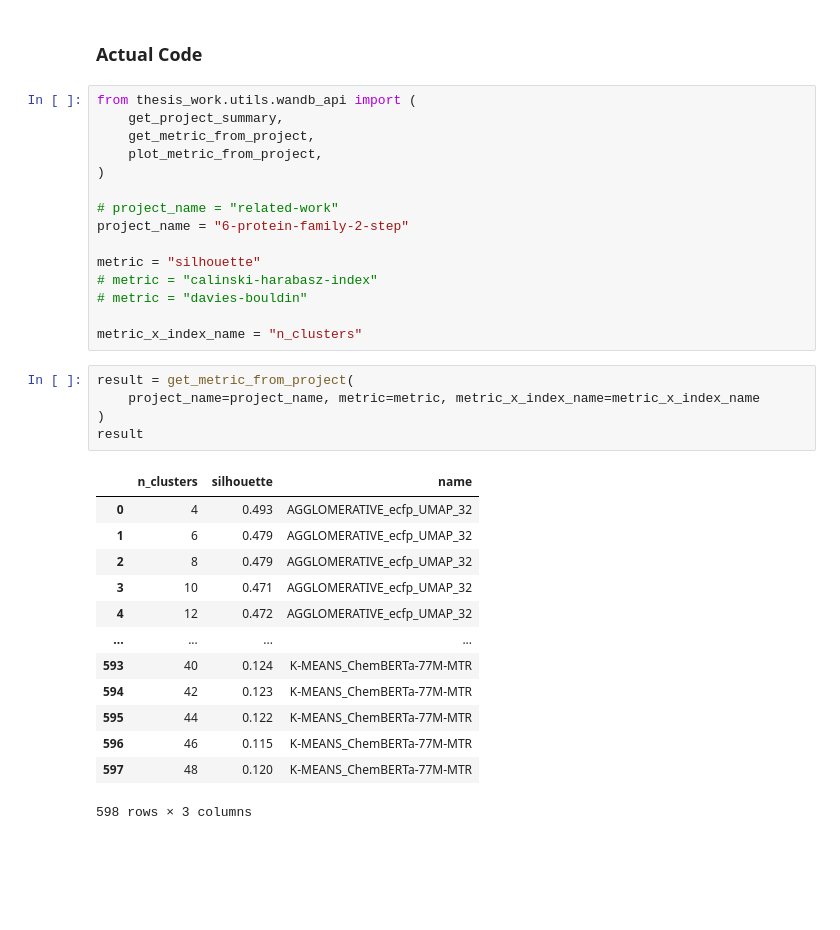
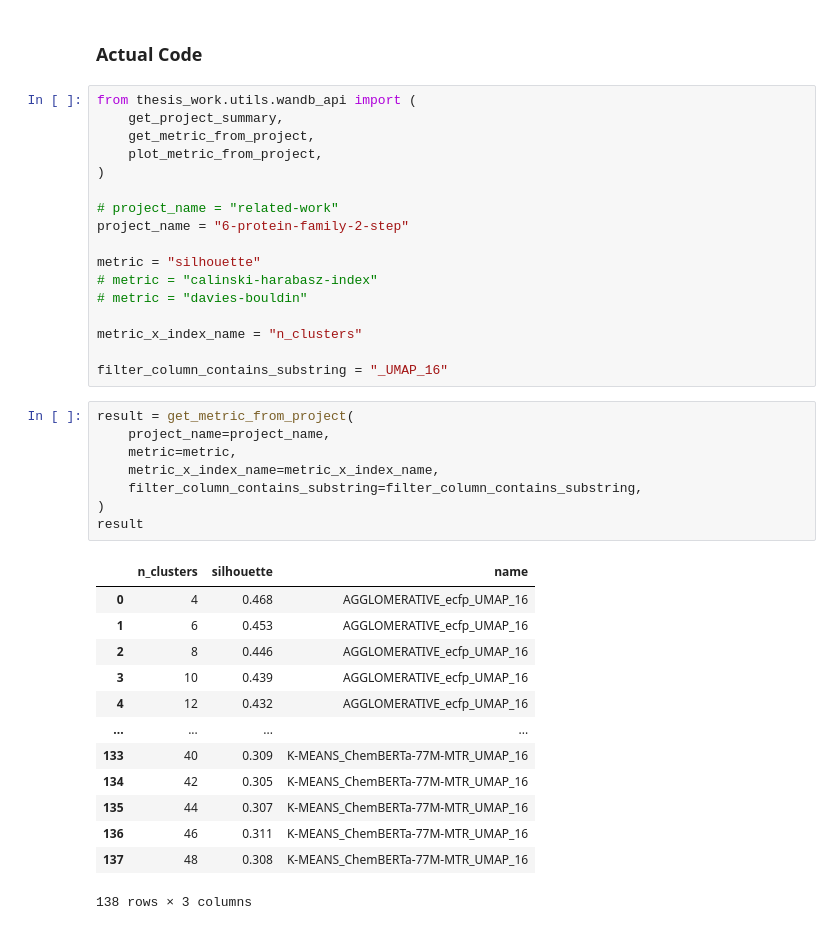
Before and after one commit to ilkersigirci/thesis-work, a Jupyter notebook: notebooks/wandb_test.ipynb, the cells around one changed output. Saved outputs shown, nothing was run; the diff lists cells and outputs as text; blank space fills up the shorter version.

```diff
--- a/notebooks/wandb_test.ipynb
+++ b/notebooks/wandb_test.ipynb
@@ -125,22 +132,27 @@ metric = "silhouette"
 # metric = "davies-bouldin"
 
 metric_x_index_name = "n_clusters"
+
+filter_column_contains_substring = "_UMAP_16"
 # %%
 result = get_metric_from_project(
-    project_name=project_name, metric=metric, metric_x_index_name=metric_x_index_name
+    project_name=project_name,
+    metric=metric,
+    metric_x_index_name=metric_x_index_name,
+    filter_column_contains_substring=filter_column_contains_substring,
 )
 result
 # %% [output]
 |  | n_clusters | silhouette | name |
-| 0 | 4 | 0.493 | AGGLOMERATIVE_ecfp_UMAP_32 |
-| 1 | 6 | 0.479 | AGGLOMERATIVE_ecfp_UMAP_32 |
-| 2 | 8 | 0.479 | AGGLOMERATIVE_ecfp_UMAP_32 |
-| 3 | 10 | 0.471 | AGGLOMERATIVE_ecfp_UMAP_32 |
-| 4 | 12 | 0.472 | AGGLOMERATIVE_ecfp_UMAP_32 |
+| 0 | 4 | 0.468 | AGGLOMERATIVE_ecfp_UMAP_16 |
+| 1 | 6 | 0.453 | AGGLOMERATIVE_ecfp_UMAP_16 |
+| 2 | 8 | 0.446 | AGGLOMERATIVE_ecfp_UMAP_16 |
+| 3 | 10 | 0.439 | AGGLOMERATIVE_ecfp_UMAP_16 |
+| 4 | 12 | 0.432 | AGGLOMERATIVE_ecfp_UMAP_16 |
 | ... | ... | ... | ... |
-| 593 | 40 | 0.124 | K-MEANS_ChemBERTa-77M-MTR |
-| 594 | 42 | 0.123 | K-MEANS_ChemBERTa-77M-MTR |
-| 595 | 44 | 0.122 | K-MEANS_ChemBERTa-77M-MTR |
-| 596 | 46 | 0.115 | K-MEANS_ChemBERTa-77M-MTR |
-| 597 | 48 | 0.120 | K-MEANS_ChemBERTa-77M-MTR |
+| 133 | 40 | 0.309 | K-MEANS_ChemBERTa-77M-MTR_UMAP_16 |
+| 134 | 42 | 0.305 | K-MEANS_ChemBERTa-77M-MTR_UMAP_16 |
+| 135 | 44 | 0.307 | K-MEANS_ChemBERTa-77M-MTR_UMAP_16 |
+| 136 | 46 | 0.311 | K-MEANS_ChemBERTa-77M-MTR_UMAP_16 |
+| 137 | 48 | 0.308 | K-MEANS_ChemBERTa-77M-MTR_UMAP_16 |
-598 rows × 3 columns
+138 rows × 3 columns
```
Also changed, not shown: parts of 10 cells of this notebook, 2 other files.
